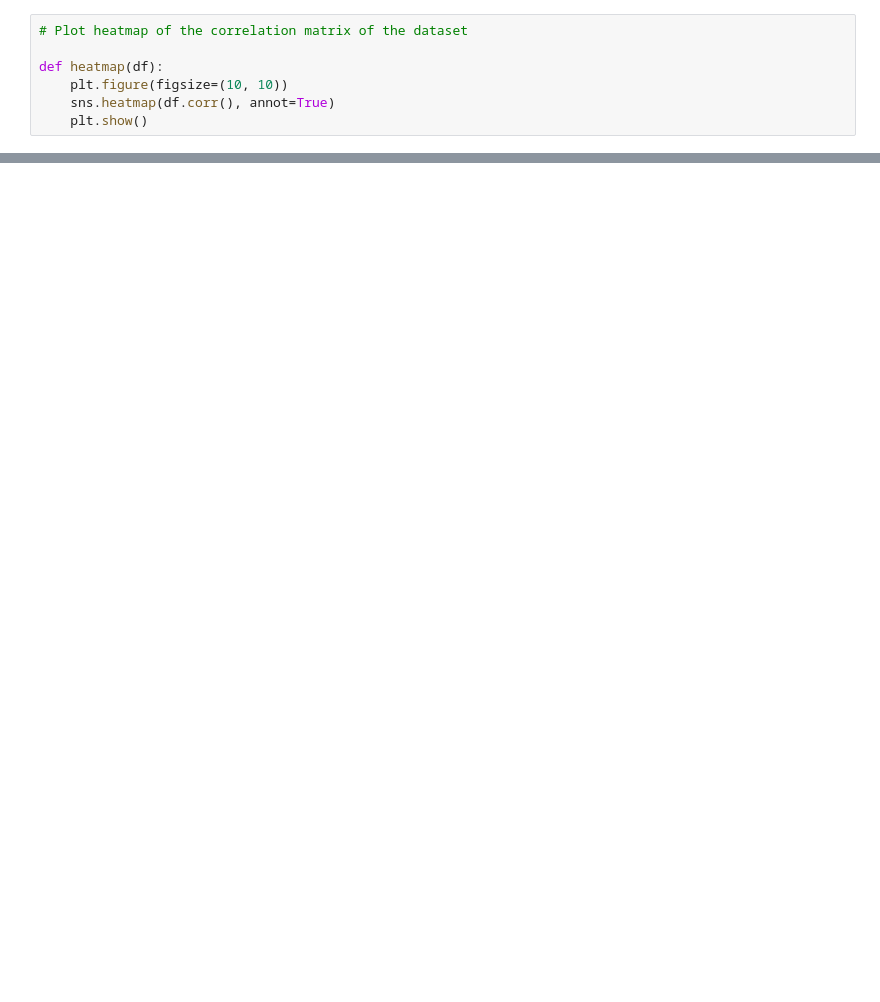
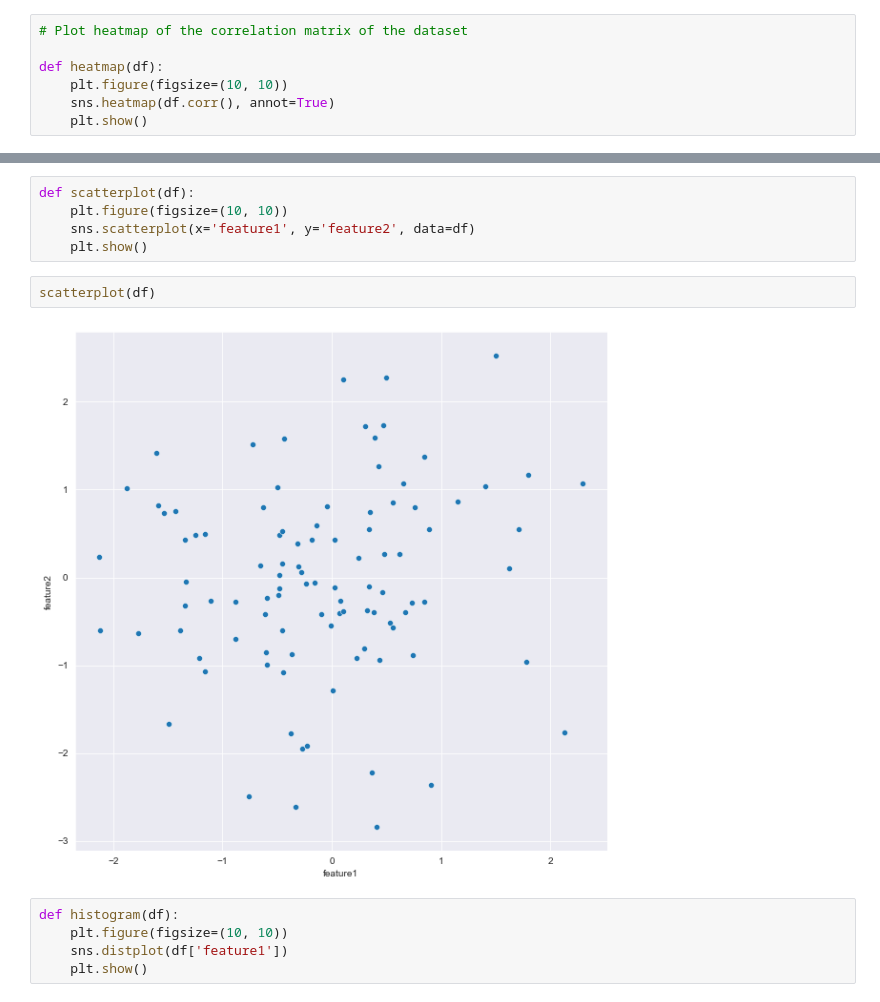
Before and after one commit to qlinhta/my-notes, a Jupyter notebook: lectures/test.ipynb, the cells around one changed output, grey strips where cells are left out. Drawn from its saved outputs; the diff is of its cells as text; blank space fills up the shorter version.

```diff
--- a/lectures/test.ipynb
+++ b/lectures/test.ipynb
@@ -48,0 +50,14 @@ heatmap(df)
+# %%
+def scatterplot(df):
+    plt.figure(figsize=(10, 10))
+    sns.scatterplot(x='feature1', y='feature2', data=df)
+    plt.show()
+# %%
+scatterplot(df)
+# %% [output]
+[figure, added]
+# %%
+def histogram(df):
+    plt.figure(figsize=(10, 10))
+    sns.distplot(df['feature1'])
+    plt.show()
```
Also changed, not shown: parts of 5 cells of this notebook, 2 other files.
